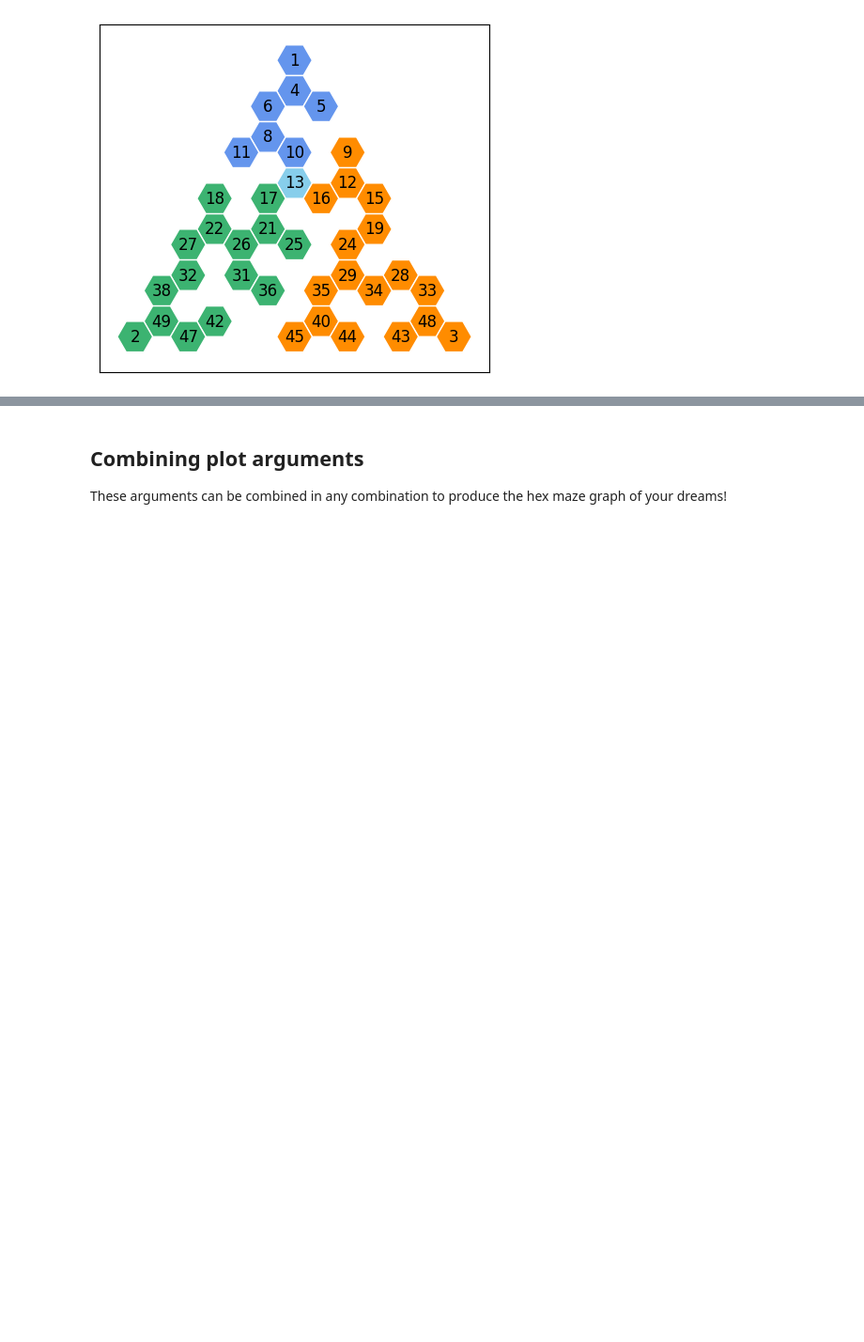
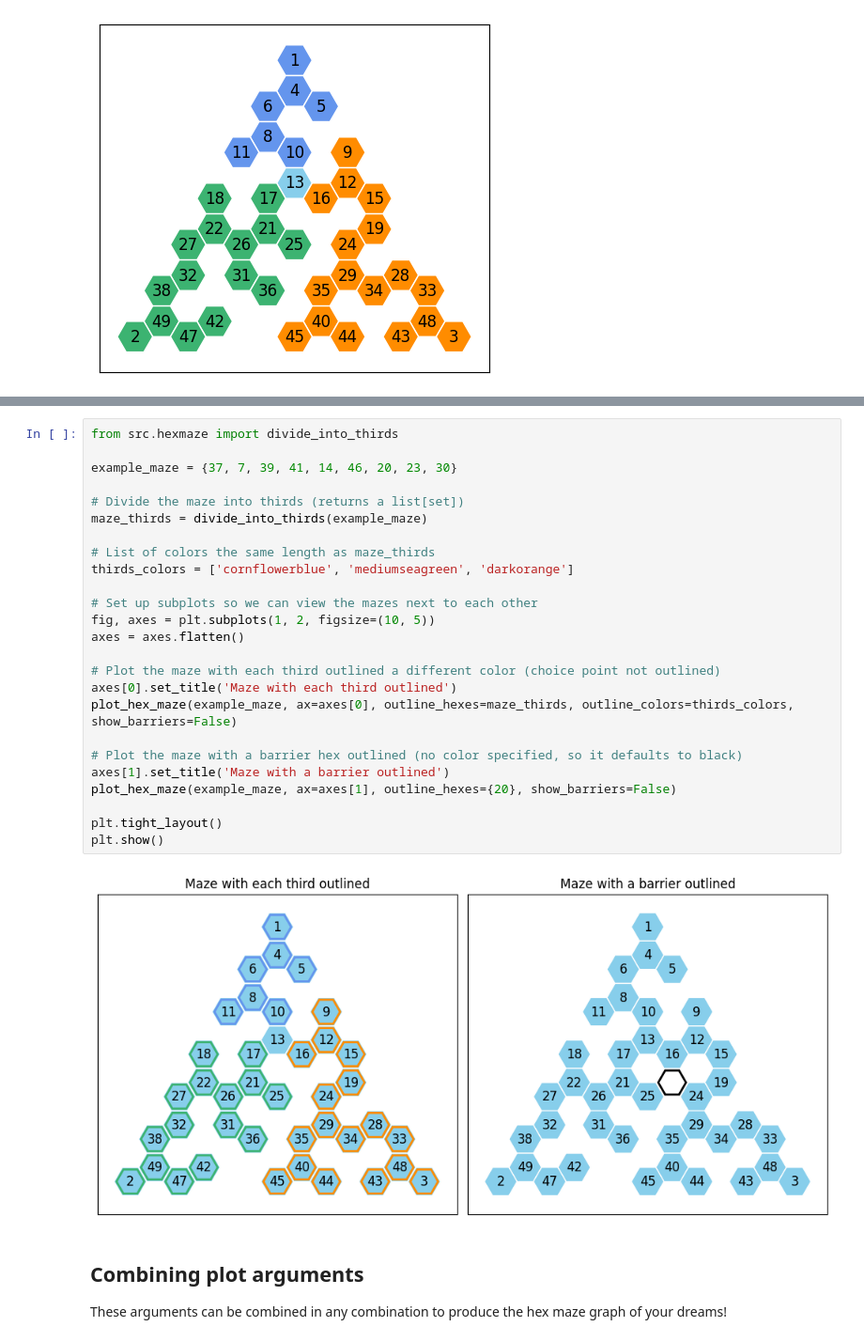
Before and after one commit to calderast/Hex-maze, a Jupyter notebook: Tutorials/11_Plotting_Hex_Mazes.ipynb, the cells around one changed output, grey strips where cells are left out. Shown at 94% size. Cells and saved outputs as stored; diff of their text form; blank space fills up the shorter version.

```diff
--- a/Tutorials/11_Plotting_Hex_Mazes.ipynb
+++ b/Tutorials/11_Plotting_Hex_Mazes.ipynb
@@ -294,3 +303,30 @@ plot_hex_maze(example_maze, highlight_hexes=maze_thirds, highlight_colors=thirds
+# %%
+from src.hexmaze import divide_into_thirds
+
+example_maze = {37, 7, 39, 41, 14, 46, 20, 23, 30}
+
+# Divide the maze into thirds (returns a list[set])
+maze_thirds = divide_into_thirds(example_maze)
+
+# List of colors the same length as maze_thirds
+thirds_colors = ['cornflowerblue', 'mediumseagreen', 'darkorange']
+
+# Set up subplots so we can view the mazes next to each other
+fig, axes = plt.subplots(1, 2, figsize=(10, 5))
+axes = axes.flatten()
+
+# Plot the maze with each third outlined a different color (choice point not outlined)
+axes[0].set_title('Maze with each third outlined')
+plot_hex_maze(example_maze, ax=axes[0], outline_hexes=maze_thirds, outline_colors=thirds_colors, show_barriers=False)
+
+# Plot the maze with a barrier hex outlined (no color specified, so it defaults to black)
+axes[1].set_title('Maze with a barrier outlined')
+plot_hex_maze(example_maze, ax=axes[1], outline_hexes={20}, show_barriers=False)
+
+plt.tight_layout()
+plt.show()
+# %% [output]
+[figure, added]
 # %% [markdown]
 ## Combining plot arguments
 
```
Also changed, not shown: parts of 5 cells of this notebook, 5 other files.
